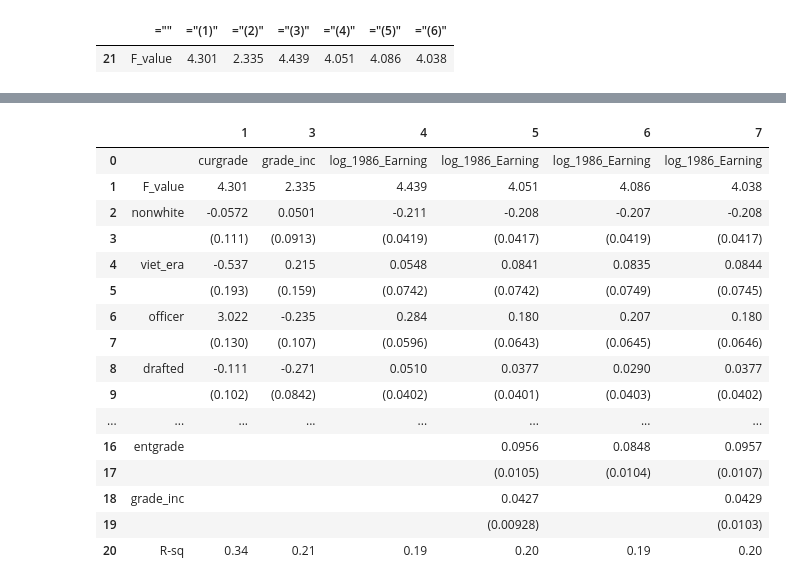
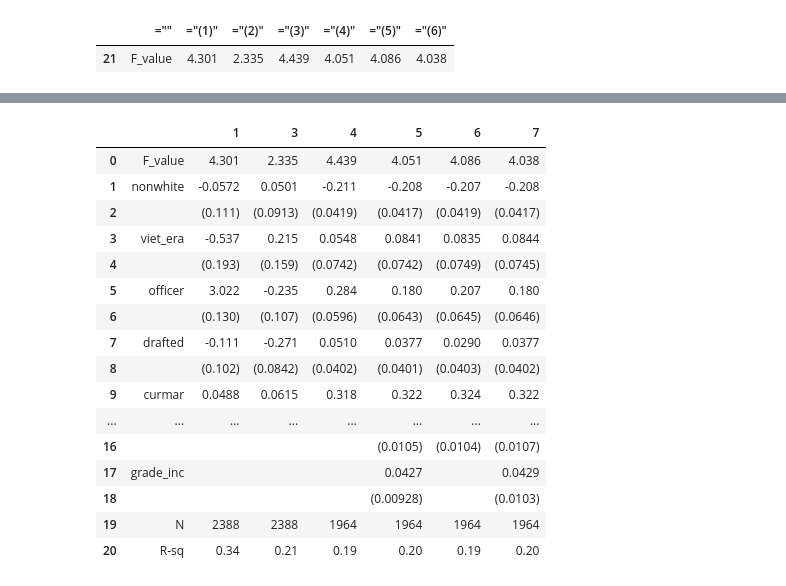
Before and after one commit to RCChan5/Replication-In-Stata, a Jupyter notebook: Table 2/Rep2 Formatting table 2.ipynb, the cells around one changed output, grey strips where cells are left out. Cells and saved outputs as stored; diff of their text form; code cells hidden in the pictures.

```diff
--- a/Table 2/Rep2.ipynb
+++ b/Table 2/Rep2 Formatting table 2.ipynb
@@ -34,9 +37,5 @@ df
 # %%
-df_c = df.applymap(lambda x: str(x).replace('=',' '))
-df_c = df_c.applymap(lambda x: str(x).replace('"',' '))
-df_c = df_c.applymap(lambda x: str(x).replace('"',' '))
-#df_c = df.applymap(lambda x: str(x).replace([')','('],''))
-
+df_c = df.applymap(lambda x: str(x).replace('=',' ').replace('"',' '))
 df_c
 # %% [output]
 |  | ="" | ="(1)" | ="(2)" | ="(3)" | ="(4)" | ="(5)" | ="(6)" |
@@ -59,10 +60,6 @@ df_c
 # %%
 last = df_c.iloc[-2]
-df_c=df_c.drop(df_c.index[-1])
-
-df_c=df_c.drop(df_c.index[-1])
-
-df_c=df_c.drop(df_c.index[-2])
+df_c = df_c.drop([df_c.index[-1], df_c.index[0], df_c.index[-2]])
 df_c
 # %% [output]
 |  | ="" | ="(1)" | ="(2)" | ="(3)" | ="(4)" | ="(5)" | ="(6)" |
@@ -89,7 +88,7 @@ x
 |  | ="" | ="(1)" | ="(2)" | ="(3)" | ="(4)" | ="(5)" | ="(6)" |
 | 21 | F_value | 4.301 | 2.335 | 4.439 | 4.051 | 4.086 | 4.038 |
 # %%
-new = pd.concat([df_c.iloc[:1], x, df_c.iloc[1:]], ignore_index=True)
+new = pd.concat([df_c.iloc[:0], x, df_c.iloc[0:]], ignore_index=True)
 new
 # %% [output]
 |  | ="" | ="(1)" | ="(2)" | ="(3)" | ="(4)" | ="(5)" | ="(6)" |
@@ -133,32 +134,33 @@ new
 # %%
 # Iterate through column names and modify them
 for col in new.columns:
+    # Skip columns with empty names or "1"
+    if col == "" or col == "1":
+        continue
+
     # Modify the column name (in this example, add "_new" to each column name)
-    if col == "":
-        continue
-    if col == "1":
-        continue
-    else:
-        new_col_name = int(col)+1
+    new_col_name = int(col) + 1
 
     # Rename the column
     new.rename(columns={col: new_col_name}, inplace=True)
-new
+
+df = new
+df
 # %% [output]
 |  |  | 1 | 3 | 4 | 5 | 6 | 7 |
-| 0 |  | curgrade | grade_inc | log_1986_Earning | log_1986_Earning | log_1986_Earning | log_1986_Earning |
-| 1 | F_value | 4.301 | 2.335 | 4.439 | 4.051 | 4.086 | 4.038 |
-| 2 | nonwhite | -0.0572 | 0.0501 | -0.211 | -0.208 | -0.207 | -0.208 |
-| 3 |  | (0.111) | (0.0913) | (0.0419) | (0.0417) | (0.0419) | (0.0417) |
-| 4 | viet_era | -0.537 | 0.215 | 0.0548 | 0.0841 | 0.0835 | 0.0844 |
-| 5 |  | (0.193) | (0.159) | (0.0742) | (0.0742) | (0.0749) | (0.0745) |
-| 6 | officer | 3.022 | -0.235 | 0.284 | 0.180 | 0.207 | 0.180 |
-| 7 |  | (0.130) | (0.107) | (0.0596) | (0.0643) | (0.0645) | (0.0646) |
-| 8 | drafted | -0.111 | -0.271 | 0.0510 | 0.0377 | 0.0290 | 0.0377 |
-| 9 |  | (0.102) | (0.0842) | (0.0402) | (0.0401) | (0.0403) | (0.0402) |
+| 0 | F_value | 4.301 | 2.335 | 4.439 | 4.051 | 4.086 | 4.038 |
+| 1 | nonwhite | -0.0572 | 0.0501 | -0.211 | -0.208 | -0.207 | -0.208 |
+| 2 |  | (0.111) | (0.0913) | (0.0419) | (0.0417) | (0.0419) | (0.0417) |
+| 3 | viet_era | -0.537 | 0.215 | 0.0548 | 0.0841 | 0.0835 | 0.0844 |
+| 4 |  | (0.193) | (0.159) | (0.0742) | (0.0742) | (0.0749) | (0.0745) |
+| 5 | officer | 3.022 | -0.235 | 0.284 | 0.180 | 0.207 | 0.180 |
+| 6 |  | (0.130) | (0.107) | (0.0596) | (0.0643) | (0.0645) | (0.0646) |
+| 7 | drafted | -0.111 | -0.271 | 0.0510 | 0.0377 | 0.0290 | 0.0377 |
+| 8 |  | (0.102) | (0.0842) | (0.0402) | (0.0401) | (0.0403) | (0.0402) |
+| 9 | curmar | 0.0488 | 0.0615 | 0.318 | 0.322 | 0.324 | 0.322 |
 | ... | ... | ... | ... | ... | ... | ... | ... |
-| 16 | entgrade |  |  |  | 0.0956 | 0.0848 | 0.0957 |
-| 17 |  |  |  |  | (0.0105) | (0.0104) | (0.0107) |
-| 18 | grade_inc |  |  |  | 0.0427 |  | 0.0429 |
-| 19 |  |  |  |  | (0.00928) |  | (0.0103) |
+| 16 |  |  |  |  | (0.0105) | (0.0104) | (0.0107) |
+| 17 | grade_inc |  |  |  | 0.0427 |  | 0.0429 |
+| 18 |  |  |  |  | (0.00928) |  | (0.0103) |
+| 19 | N | 2388 | 2388 | 1964 | 1964 | 1964 | 1964 |
 | 20 | R-sq | 0.34 | 0.21 | 0.19 | 0.20 | 0.19 | 0.20 |
```
Also changed, not shown: parts of 14 cells of this notebook.
